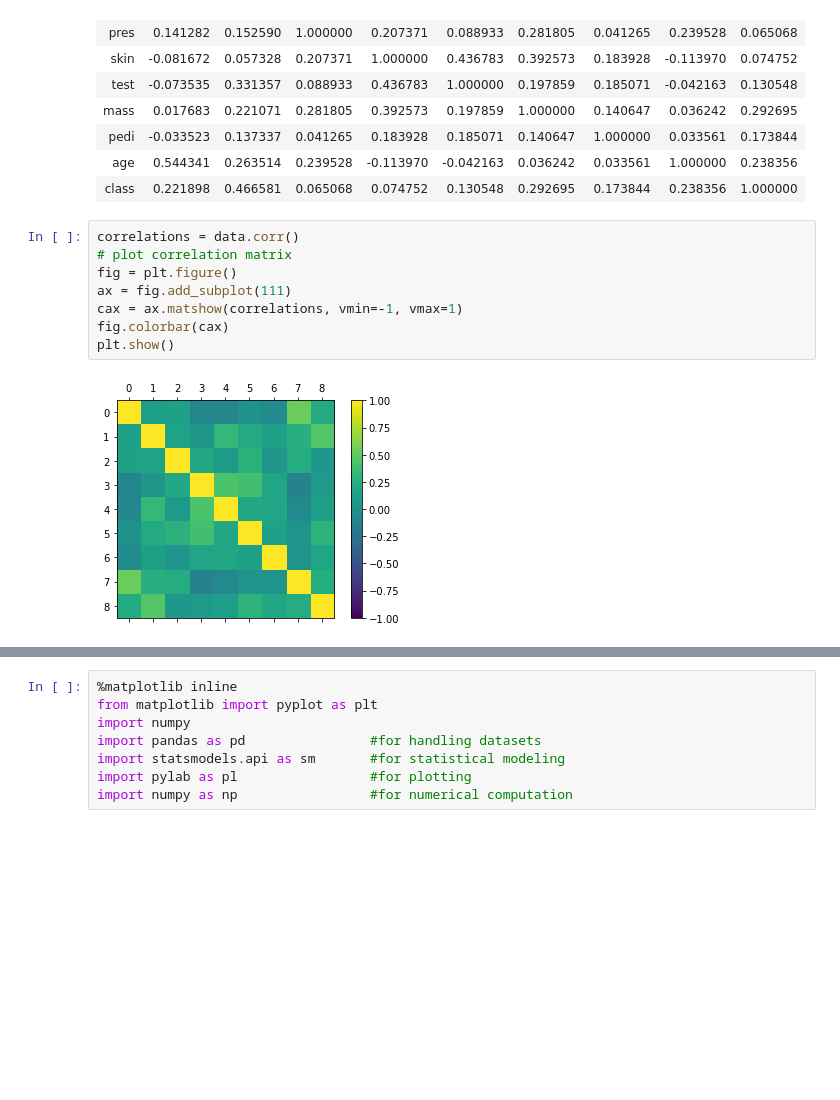
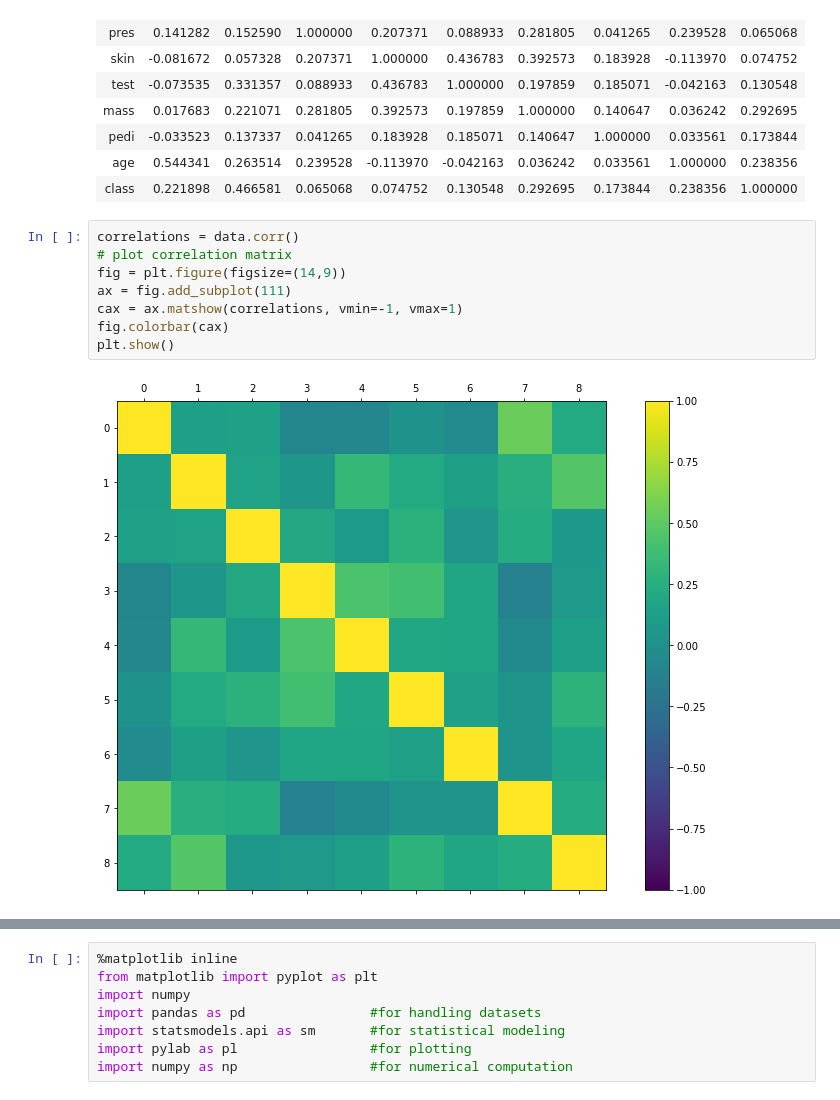
Before and after one commit to enuguru/DataScienceLevelOne, a Jupyter notebook: pydslevelone/data_visualization/plots.ipynb, the cells around one changed output, grey strips where cells are left out. Saved outputs shown, nothing was run; the diff lists cells and outputs as text; blank space fills up the shorter version.

```diff
--- a/pydslevelone/data_visualization/plots.ipynb
+++ b/pydslevelone/data_visualization/plots.ipynb
@@ -79,13 +73,13 @@ data.corr()
 # %%
 correlations = data.corr()
 # plot correlation matrix
-fig = plt.figure()
+fig = plt.figure(figsize=(14,9))
 ax = fig.add_subplot(111)
 cax = ax.matshow(correlations, vmin=-1, vmax=1)
 fig.colorbar(cax)
 plt.show()
 # %% [output]
-[figure, old version]
+[figure, new version]
 # %%
 correlations = data.corr()
 # plot correlation matrix
```
Also changed, not shown: parts of 17 cells of this notebook, 12 other files.
